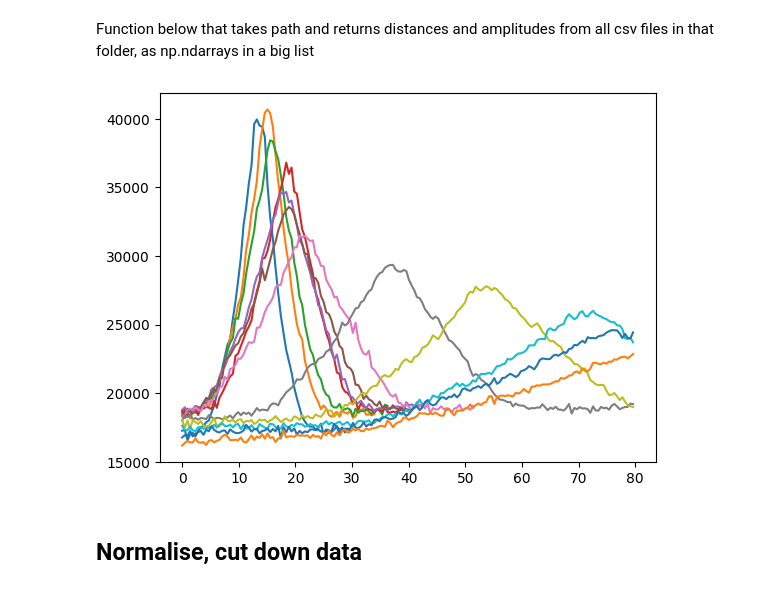
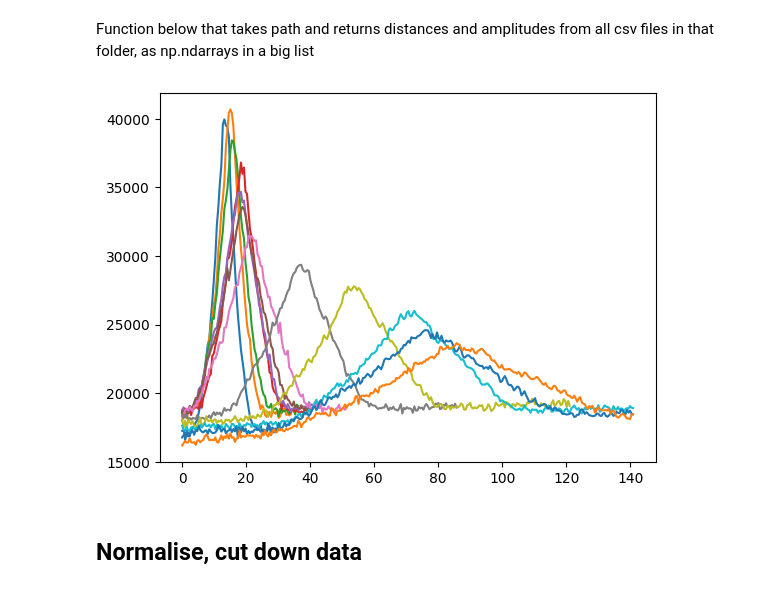
Before and after one commit to akay8/Level4Project, a Jupyter notebook: test_file.ipynb, the cells around one changed output. Drawn from its saved outputs; the diff is of its cells as text; code cells hidden in the pictures.

```diff
--- a/test_file.ipynb
+++ b/test_file.ipynb
@@ -54,10 +54,10 @@ globalpath = "D:/1. L4 Project/Fibres/2023-11-28/Data-Photo2/"
 distances, amplitudes = import_data(globalpath)
 # %%
 for i in range(12):
-    plt.plot(distances[i][0:170], amplitudes[i][0:170])
+    plt.plot(distances[i][0:300], amplitudes[i][0:300])
 
 plt.show()
 # %% [output]
-[figure, old version]
+[figure, new version]
 # %% [markdown]
 ## Normalise, cut down data
```
Also changed, not shown: parts of 3 cells of this notebook.
